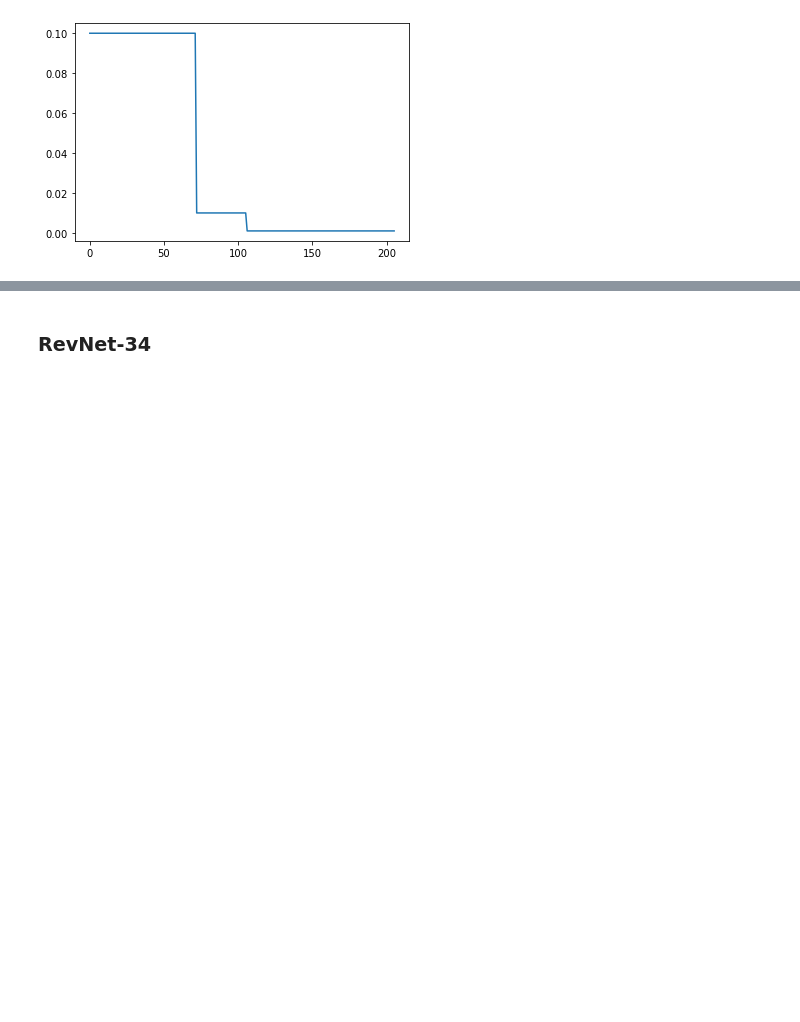
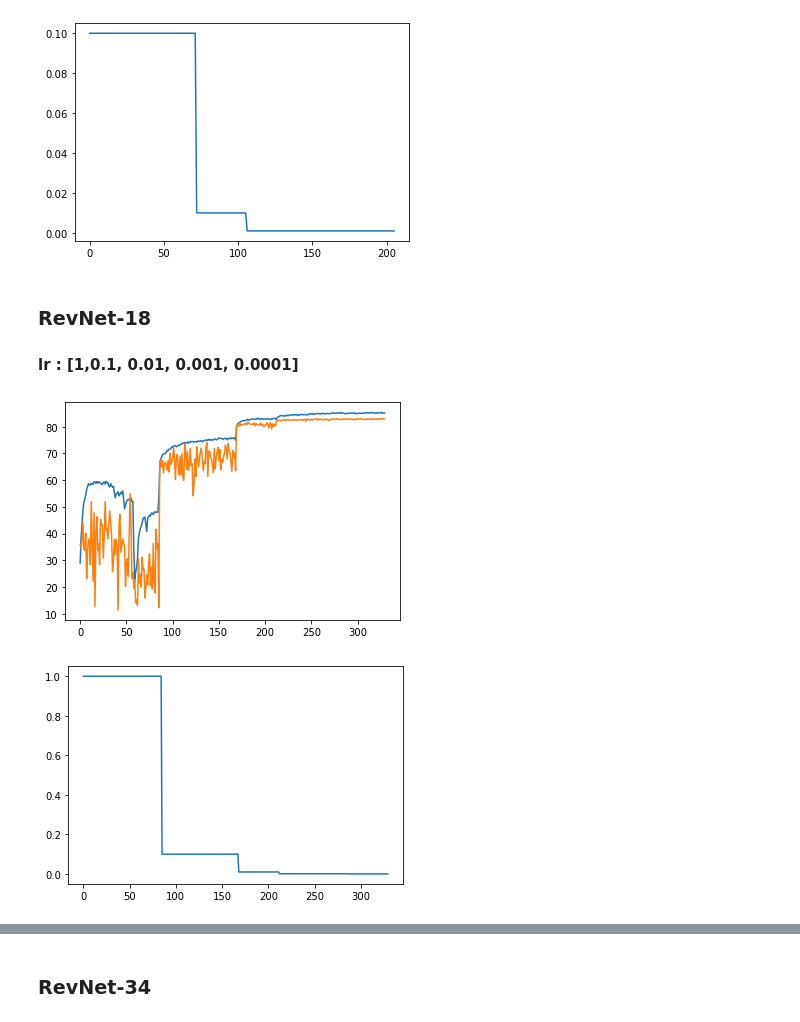
Before and after one commit to Myyyr/classification, a Jupyter notebook: analyse.ipynb, the cells around one changed output, grey strips where cells are left out. Drawn from its saved outputs; the diff is of its cells as text; code cells hidden in the pictures; blank space fills up the shorter version.

```diff
--- a/analyse.ipynb
+++ b/analyse.ipynb
@@ -44,3 +64,21 @@ plt.show()
 # %% [output]
 [figure]
 [figure]
+# %% [markdown]
+### RevNet-18
+#### lr : [1,0.1, 0.01, 0.001, 0.0001]
+# %%
+dt = file_to_np("results/fold_revnet18_morelr/train_epoch_scores.csv")
+plt.plot(dt)
+dt = file_to_np("results/fold_revnet18_morelr/dev_epoch_scores.csv")
+plt.plot(dt)
+
+plt.show()
+
+dt = file_to_np("results/fold_revnet18_morelr/trainepoch_lr_rates.csv")
+plt.plot(dt)
+
+plt.show()
+# %% [output]
+[figure, added]
+[figure, added]
```
Also changed, not shown: parts of 22 cells of this notebook.
